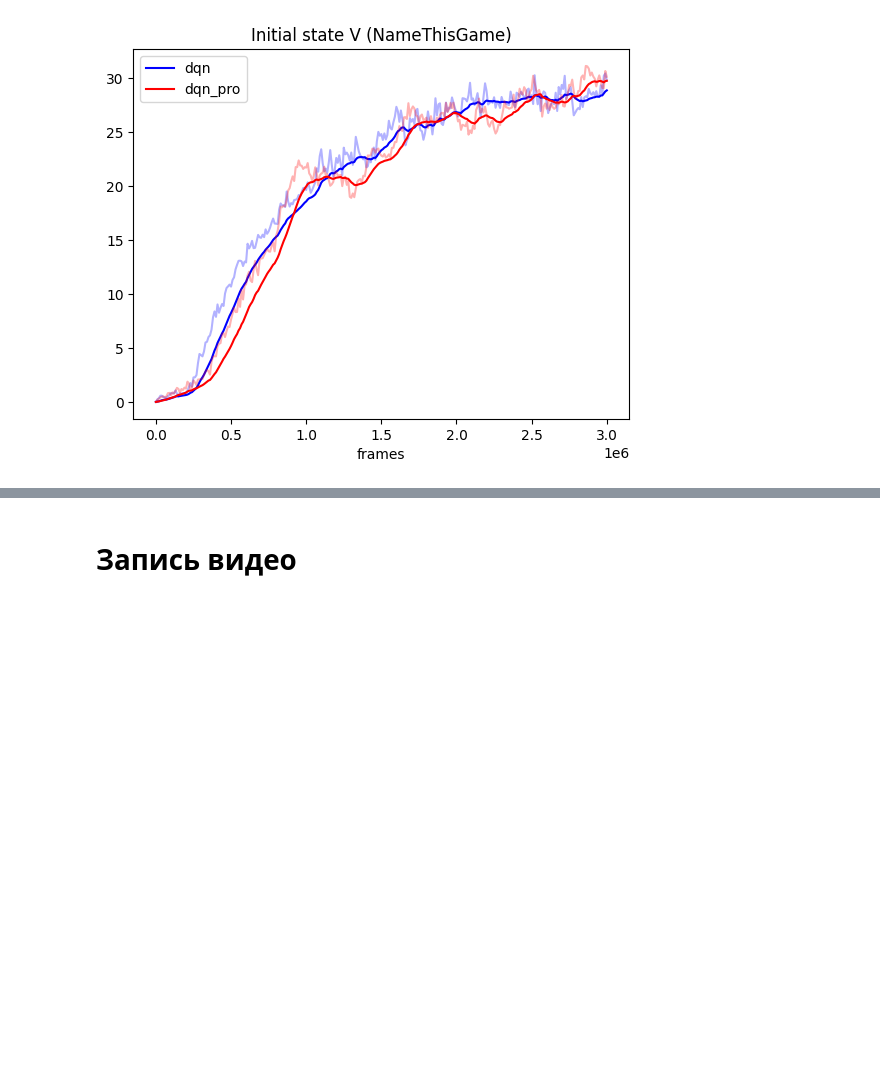
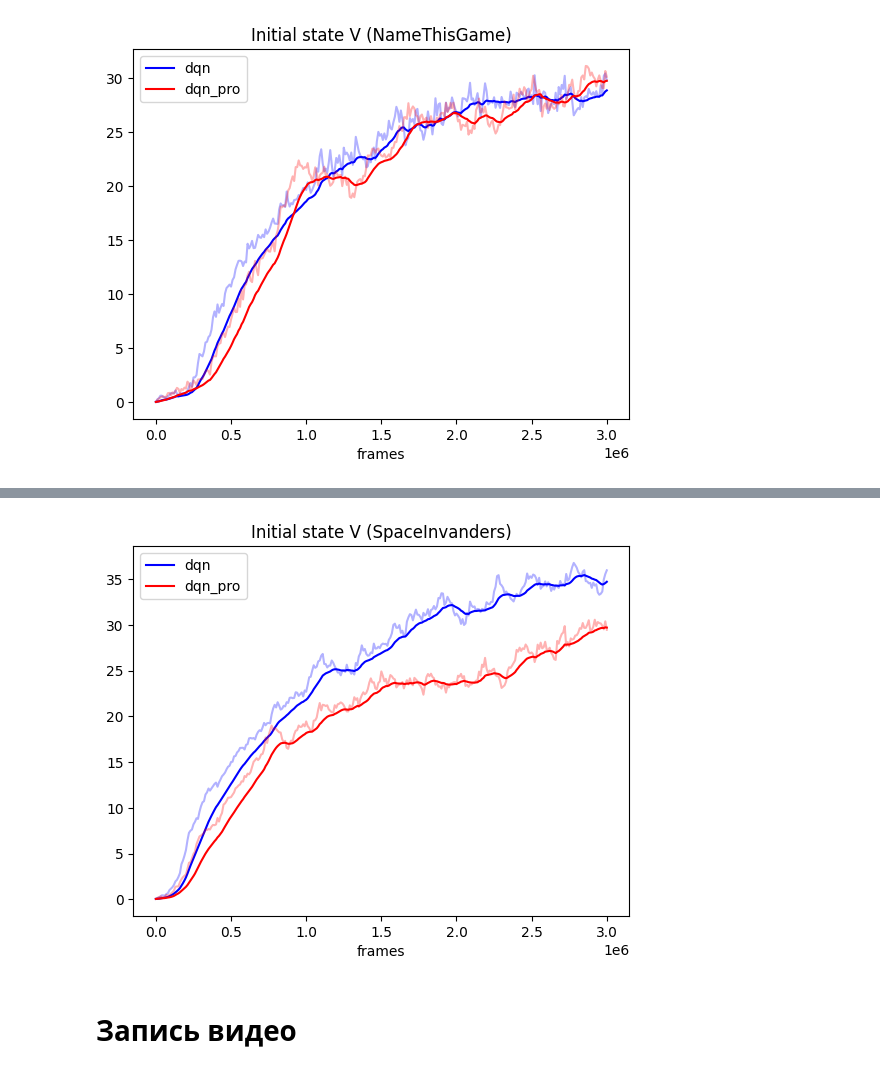
Before and after one commit to vladparh/dqn_pro, a Jupyter notebook: dqn_pro_results.ipynb, the cells around one changed output, grey strips where cells are left out. Cells and saved outputs as stored; diff of their text form; code cells hidden in the pictures; blank space fills up the shorter version.

```diff
--- a/dqn_pro_results.ipynb
+++ b/dqn_pro_results.ipynb
@@ -94,3 +155,21 @@ plt.show()
+# %%
+x_dqn = dqn[dqn.tag == 'initial_state_v'].step.values
+y_dqn = dqn[dqn.tag == 'initial_state_v'].value.values
+x_dqn_pro = dqn_pro[dqn_pro.tag == 'initial_state_v'].step.values
+y_dqn_pro = dqn_pro[dqn_pro.tag == 'initial_state_v'].value.values
+
+
+plt.plot(x_dqn, exponential_moving_average(y_dqn, 0.1), c='blue', label='dqn')
+plt.plot(x_dqn, y_dqn, c='blue', alpha=0.3)
+plt.plot(x_dqn_pro, exponential_moving_average(y_dqn_pro, 0.1), c='red', label='dqn_pro')
+plt.plot(x_dqn_pro, y_dqn_pro, c='red', alpha=0.3)
+plt.legend()
+plt.title('Initial state V (SpaceInvanders)')
+plt.xlabel('frames')
+plt.savefig('spaceinvanders_initial_state_v.jpg')
+plt.show()
+# %% [output]
+[figure, added]
 # %% [markdown]
 # Запись видео
 # %%
```
Also changed, not shown: parts of 6 cells of this notebook, 1 other file.
